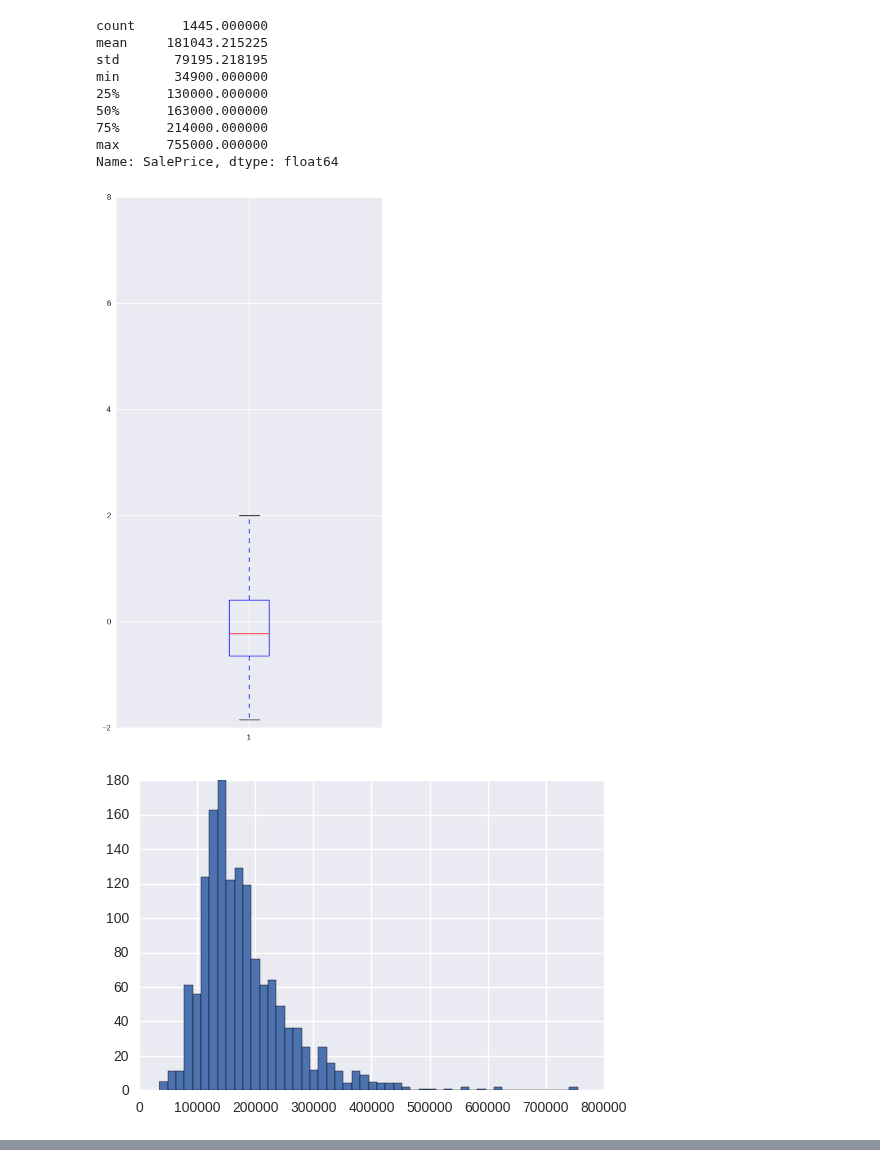
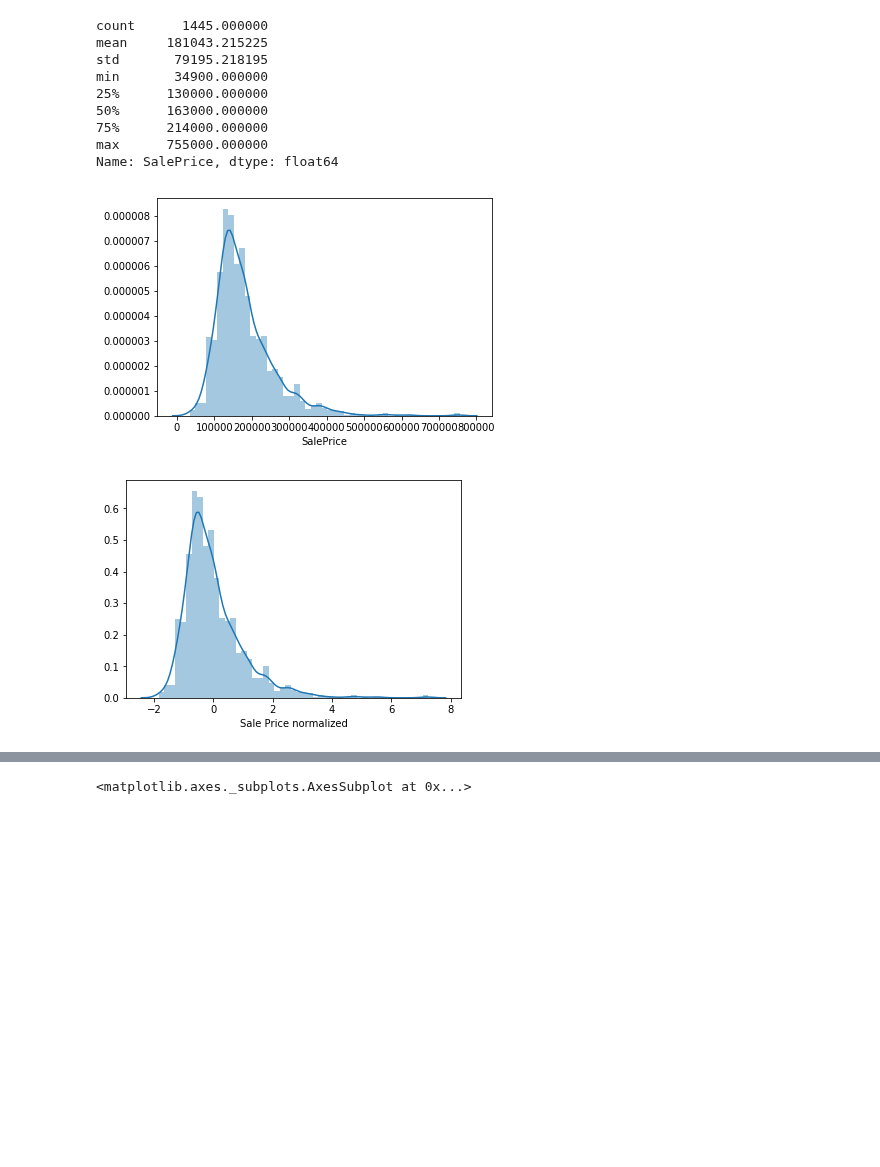
Before and after one commit to masdeval/Kaggle-HousePricePrediction, a Jupyter notebook: House Prices/Untitled.ipynb, the cells around one changed output, grey strips where cells are left out. Cells and saved outputs as stored; diff of their text form; code cells hidden in the pictures; blank space fills up the shorter version.

```diff
--- a/House Prices/Untitled.ipynb
+++ b/House Prices/Untitled.ipynb
@@ -379,60 +377,42 @@ Colunas que existem apenas treino :  Index(['SalePrice'], dtype='object')
 # %%
 from scipy.stats import norm
 from scipy import stats
 
 
 print(data_train.SalePrice.describe())
 
+sns.distplot(data_train['SalePrice']);
+#plt.hist(data_train['SalePrice'],bins=50,label="SalePrice original")
+plt.show()
 saleprice_scaled = preprocessing.StandardScaler().fit_transform((data_train['SalePrice'][:,np.newaxis]));
-fig = plt.figure(1, figsize=(6, 12))
-#ax = fig.add_subplot(111)
-#ax.boxplot(saleprice_scaled)
-plt.boxplot(saleprice_scaled,showfliers=True)
-
-plt.figure()
-x = plt.hist(data_train['SalePrice'],bins=50)
-
-plt.figure()
+sns.distplot(saleprice_scaled,axlabel="Sale Price normalized")
+#plt.hist(saleprice_scaled,bins=50,label="SalePrice normalized")
+plt.show()
 saleprice_log = np.log(data_train['SalePrice'])
-x = plt.hist(saleprice_log,bins=50)
-
-
-
-plt.figure()
-x = plt.hist(data_train['LotArea'],bins=50)
-
-plt.figure()
-saleprice_log = np.log(data_train['LotArea'])
-x = plt.hist(saleprice_log,bins=50)
-
-
-
-
-
-plt.figure()
-x = plt.hist(data_train['GarageCars'],bins=50)
-
-# plt.figure()
-# saleprice_log = np.log(data_train['GarageArea'])
-# x = plt.hist(saleprice_log,bins=50)
+sns.distplot(saleprice_log,axlabel="Sale Price after log")
+#plt.hist(saleprice_log,bins=50,label="SalePrice after log transformation")
+plt.show()
+sns.distplot(data_train['LotArea'],axlabel="LotArea original")
+#plt.hist(data_train['LotArea'],bins=50,label="LotArea original")
+plt.show()
+sns.distplot(np.log(data_train['LotArea']),axlabel="LotArea after log")
+#plt.hist(np.log(data_train['LotArea']),bins=50,label="LotArea after log")
 
 
 #data_train['SalePrice'] = np.log1p(data_train['SalePrice'])
-data_train['OverallQual'] = np.log1p(data_train['OverallQual'])
-data_train['LotArea'] = np.log1p(data_train['LotArea'])
-
-
-data_test['OverallQual'] = np.log1p(data_test['OverallQual'])
-data_test['LotArea'] = np.log1p(data_test['LotArea'])
+#data_train['OverallQual'] = np.log1p(data_train['OverallQual'])
+#data_train['LotArea'] = np.log1p(data_train['LotArea'])
+#data_test['OverallQual'] = np.log1p(data_test['OverallQual'])
+#data_test['LotArea'] = np.log1p(data_test['LotArea'])
 # %% [output]
 count      1445.000000
 mean     181043.215225
 std       79195.218195
 min       34900.000000
 25%      130000.000000
 50%      163000.000000
 75%      214000.000000
 max      755000.000000
 Name: SalePrice, dtype: float64
-[figure, old version]
+[figure, new version]
-[figure, old version]
+[figure, new version]
@@ -440,0 +421 @@ Name: SalePrice, dtype: float64
+<matplotlib.axes._subplots.AxesSubplot at 0x...>
```
Also changed, not shown: parts of 10 cells of this notebook, 7 other files.
